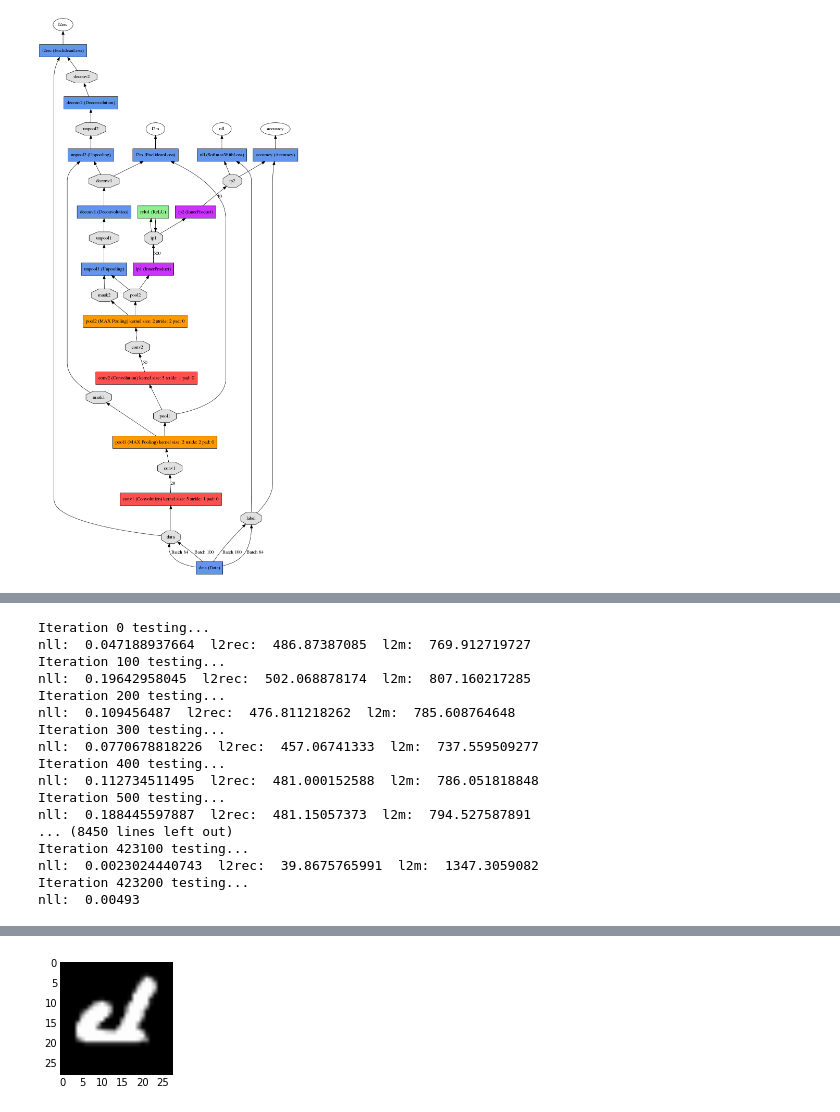
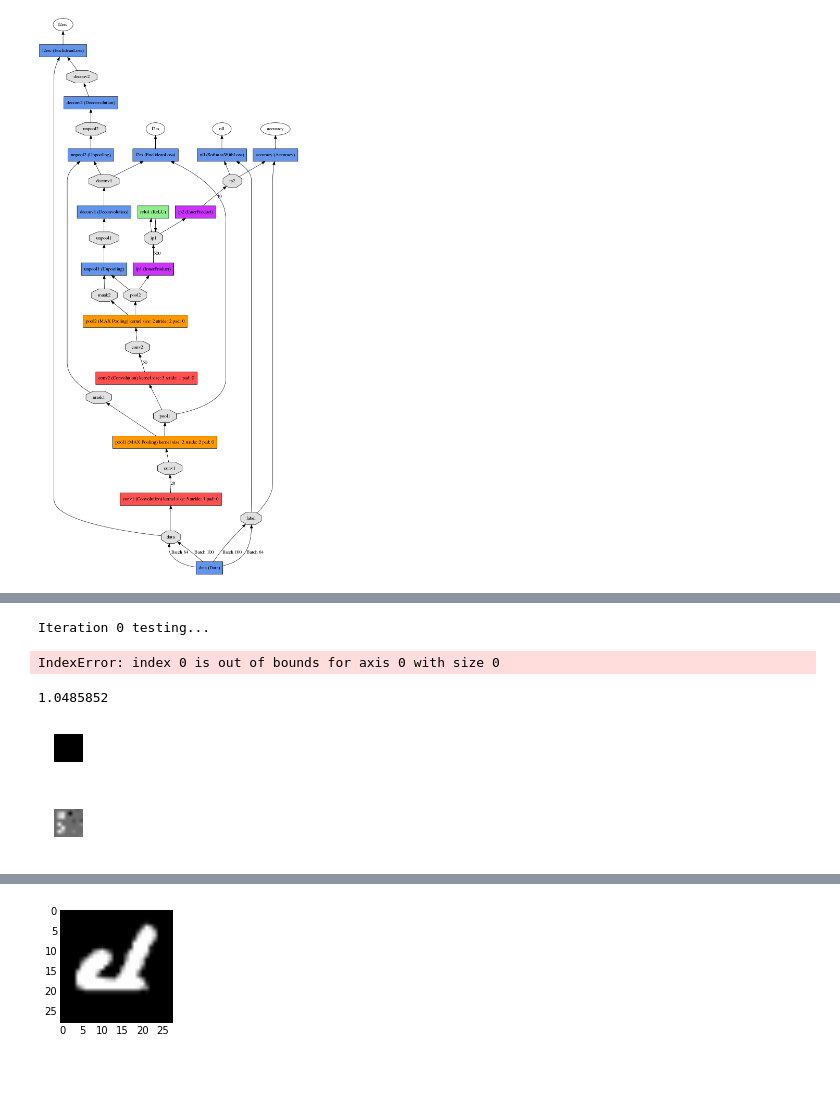
Before and after one commit to haeusser/caffe, a Jupyter notebook: examples/swwae/training.ipynb, the cells around one changed output, grey strips where cells are left out. Drawn from its saved outputs; the diff is of its cells as text; code cells hidden in the pictures; blank space fills up the shorter version.

```diff
--- a/examples/swwae/training.ipynb
+++ b/examples/swwae/training.ipynb
@@ -49,12 +46,18 @@ Image(filename='examples/swwae/net_figure.png')
 # %%
 # run training
-niter = 1000000
-test_interval = 100
+niter = 1
+test_interval = 10
 train_loss = zeros(niter)
 reconstr_loss = zeros(niter)
 intermediate_loss = zeros(niter)
 test_acc = zeros(int(np.ceil(niter / test_interval)))
 output = zeros((niter, 8, 10))
+
+# store pool2, mask2, unpool1
+pool2_maps = zeros((niter,)+solver.net.blobs['pool2'].data[0,5].shape)
+mask2_maps = zeros((niter,)+solver.net.blobs['mask2'].data[0,5].shape)
+conv2_maps = zeros((niter,)+solver.net.blobs['conv2'].data[0,5].shape)
+unpool1_maps = zeros((niter,)+solver.net.blobs['unpool1'].data[0,5].shape)
 
 # the main solver loop
 for it in range(niter):
@@ -64,6 +67,11 @@ for it in range(niter):
     train_loss[it] = solver.net.blobs['nll'].data
     reconstr_loss[it] = solver.net.blobs['l2rec'].data
     intermediate_loss[it] = solver.net.blobs['l2m'].data
+
+    # store feature maps
+    pool2_maps[it] = solver.net.blobs['pool2'].data[0,5]
+    mask2_maps[it] = solver.net.blobs['mask2'].data[0,5]
+    unpool1_maps[it] = solver.net.blobs['unpool1'].data[0,5]
 
     # store the output on the first test batch
     # (start the forward pass at conv1 to avoid loading new data)
@@ -84,19 +92,4 @@ for it in range(niter):
         print 'nll: ', train_loss[it], ' l2rec: ', reconstr_loss[it], ' l2m: ', intermediate_loss[it]
 # %% [output]
 Iteration 0 testing...
-nll:  0.047188937664  l2rec:  486.87387085  l2m:  769.912719727
-Iteration 100 testing...
-nll:  0.19642958045  l2rec:  502.068878174  l2m:  807.160217285
-Iteration 200 testing...
-nll:  0.109456487  l2rec:  476.811218262  l2m:  785.608764648
-Iteration 300 testing...
-nll:  0.0770678818226  l2rec:  457.06741333  l2m:  737.559509277
-Iteration 400 testing...
-nll:  0.112734511495  l2rec:  481.000152588  l2m:  786.051818848
-Iteration 500 testing...
-nll:  0.188445597887  l2rec:  481.15057373  l2m:  794.527587891
-... (8450 lines left out)
-Iteration 423100 testing...
-nll:  0.0023024440743  l2rec:  39.8675765991  l2m:  1347.3059082
-Iteration 423200 testing...
-nll:  0.00493
+IndexError: index 0 is out of bounds for axis 0 with size 0
@@ -103,3 +103,21 @@ nll:  0.00493
+# %%
+solver.net.blobs['conv1'].data[0,0].max()
+# %% [output]
+1.0485852
+# %%
+
+matplotlib.pyplot.close('all')
+for it in range(niter):
+    figure(figsize=tuple(map(lambda x: max(x/12,0.5), pool2_maps[0].shape)))
+    imshow(conv2_maps[it], cmap='gray')
+    matplotlib.pyplot.axis('off')
+
+    figure(figsize=tuple(map(lambda x: max(x/12,0.5), pool2_maps[0].shape)))
+    imshow(unpool1_maps[it], cmap='gray')
+    matplotlib.pyplot.axis('off')
+# %% [output]
+[figure, added]
+[figure, added]
 # %%
 # plot progress
 _, ax1 = subplots()
```
Also changed, not shown: parts of 5 cells of this notebook, 25 other files.
